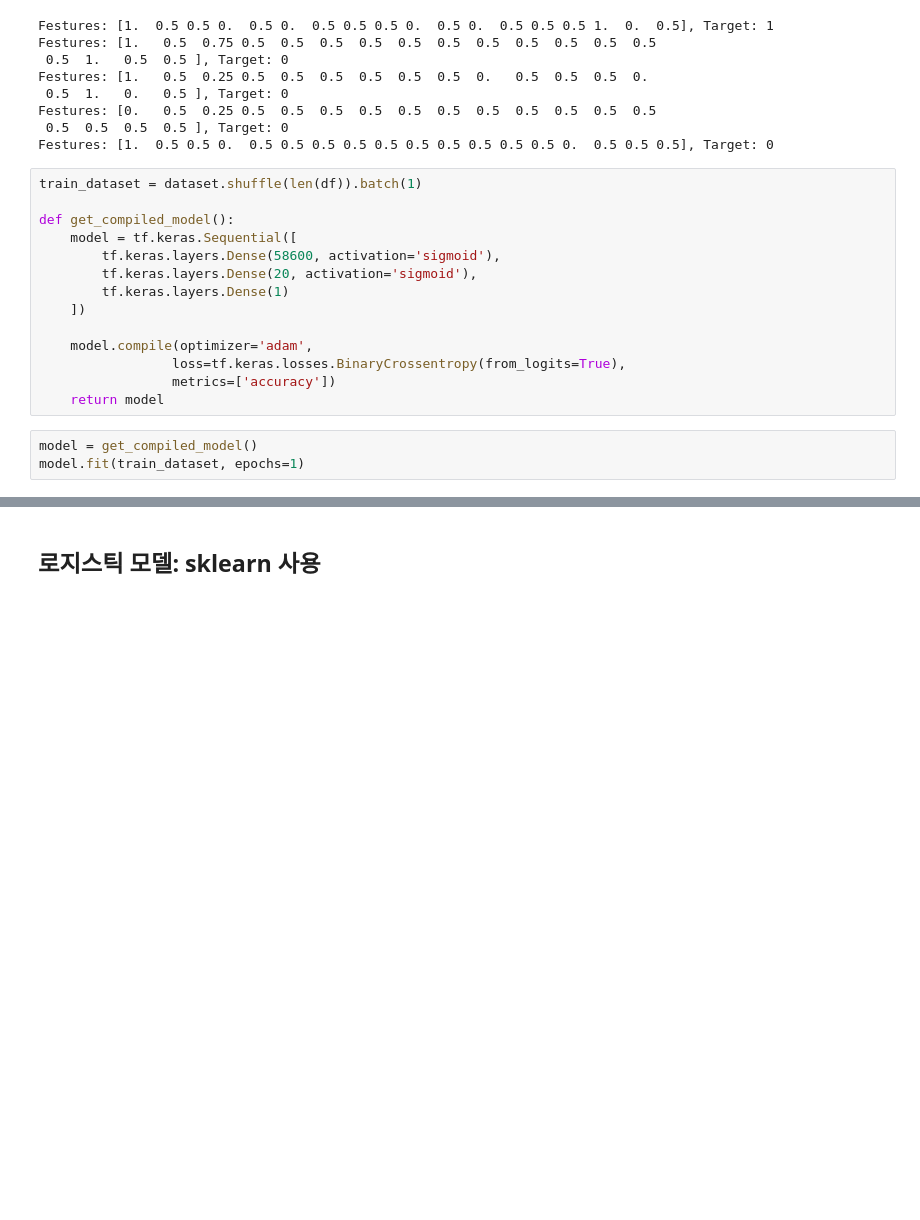
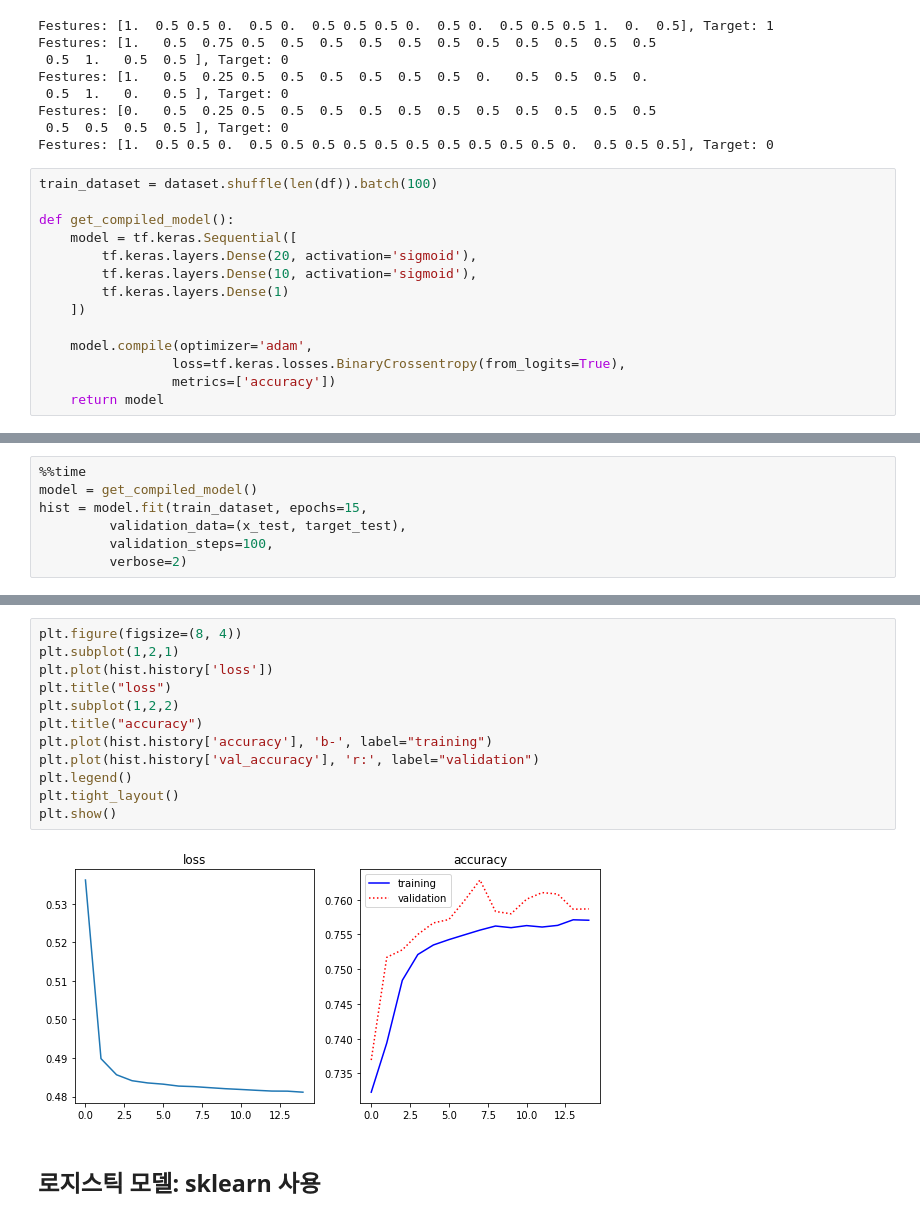
Before and after one commit to orezmis/COVID19, a Jupyter notebook: COVID19_LR_common.ipynb, the cells around one changed output, grey strips where cells are left out. Saved outputs shown, nothing was run; the diff lists cells and outputs as text; blank space fills up the shorter version.

```diff
--- a/COVID19_LR_common.ipynb
+++ b/COVID19_LR_common.ipynb
@@ -59,12 +59,12 @@ Festures: [0.   0.5  0.25 0.5  0.5  0.5  0.5  0.5  0.5  0.5  0.5  0.5  0.5  0.5
  0.5  0.5  0.5  0.5 ], Target: 0
 Festures: [1.  0.5 0.5 0.  0.5 0.5 0.5 0.5 0.5 0.5 0.5 0.5 0.5 0.5 0.  0.5 0.5 0.5], Target: 0
 # %%
-train_dataset = dataset.shuffle(len(df)).batch(1)
+train_dataset = dataset.shuffle(len(df)).batch(100)
 
 def get_compiled_model():
     model = tf.keras.Sequential([
-        tf.keras.layers.Dense(58600, activation='sigmoid'),
         tf.keras.layers.Dense(20, activation='sigmoid'),
+        tf.keras.layers.Dense(10, activation='sigmoid'),
         tf.keras.layers.Dense(1)
     ])
 
@@ -72,6 +72,3 @@ def get_compiled_model():
                  loss=tf.keras.losses.BinaryCrossentropy(from_logits=True),
                  metrics=['accuracy'])
     return model
-# %%
-model = get_compiled_model()
-model.fit(train_dataset, epochs=1)
@@ -81,0 +75,7 @@ Train for 97116 steps
+# %%
+%%time
+model = get_compiled_model()
+hist = model.fit(train_dataset, epochs=15,
+         validation_data=(x_test, target_test),
+         validation_steps=100,
+         verbose=2)
@@ -82,3 +104,17 @@ Train for 97116 steps
+# %%
+plt.figure(figsize=(8, 4))
+plt.subplot(1,2,1)
+plt.plot(hist.history['loss'])
+plt.title("loss")
+plt.subplot(1,2,2)
+plt.title("accuracy")
+plt.plot(hist.history['accuracy'], 'b-', label="training")
+plt.plot(hist.history['val_accuracy'], 'r:', label="validation")
+plt.legend()
+plt.tight_layout()
+plt.show()
+# %% [output]
+[figure, added]
 # %% [markdown]
 ## 로지스틱 모델: sklearn 사용
 # %%
```
Also changed, not shown: parts of 6 cells of this notebook.
